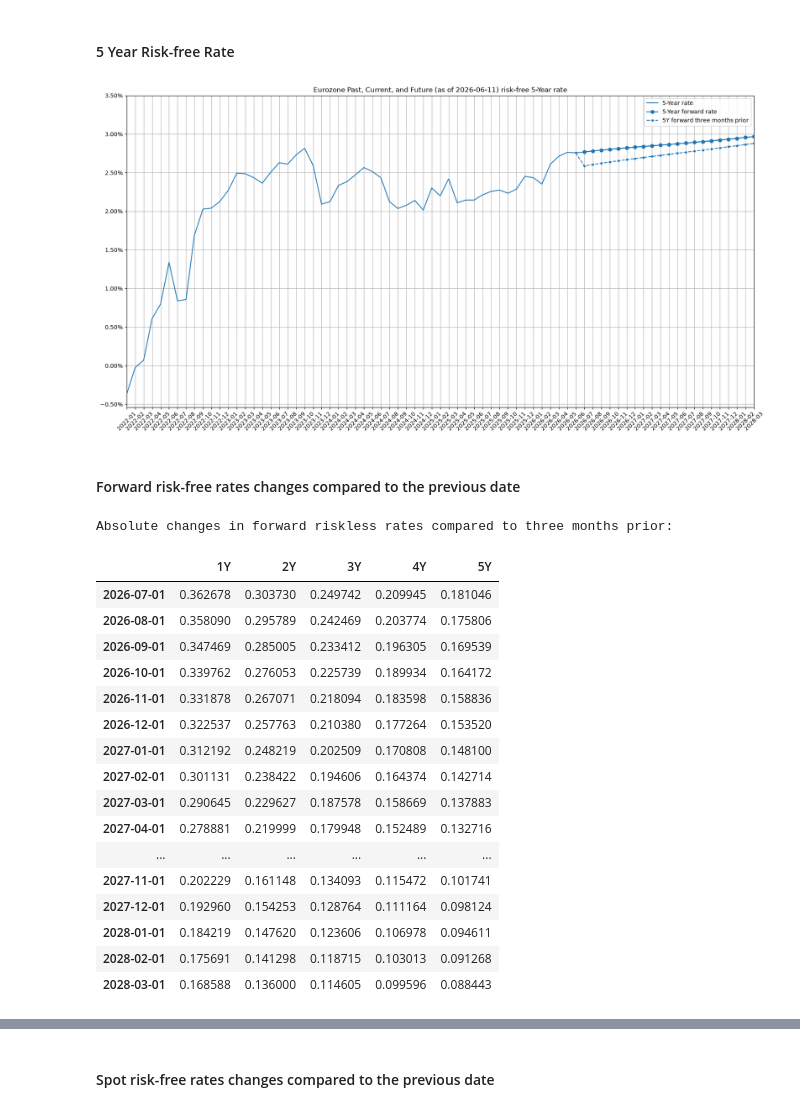
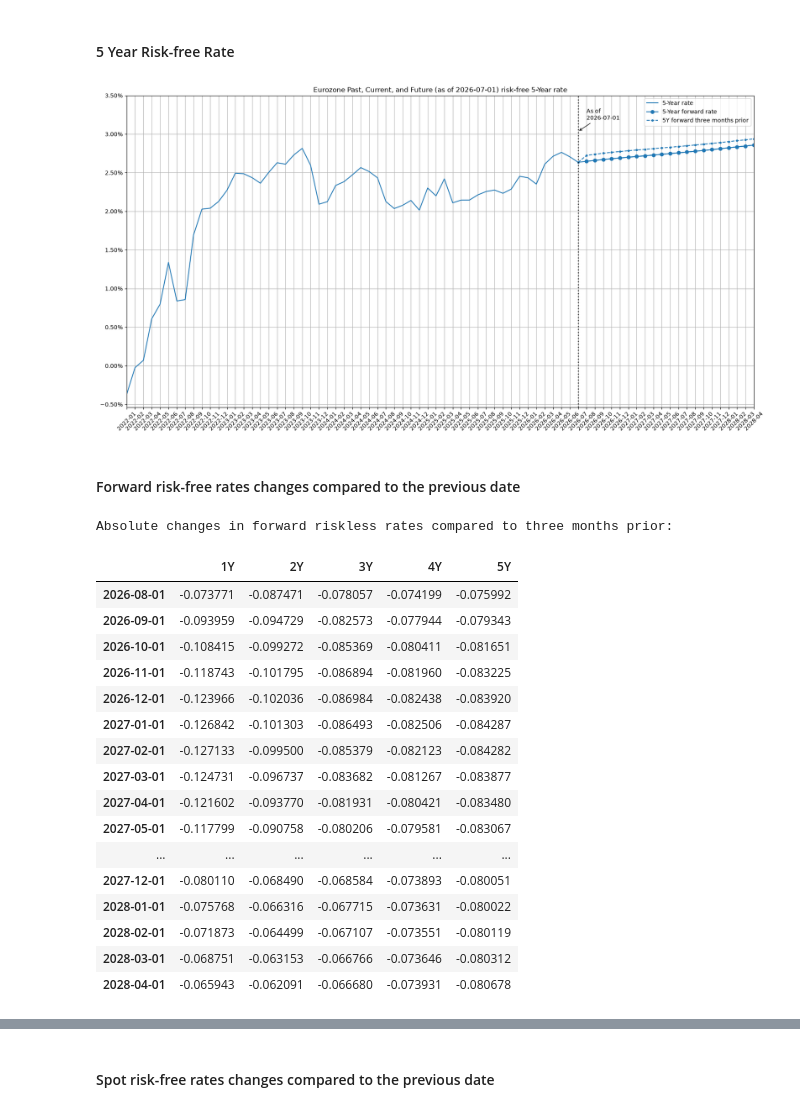
Before and after one commit to ilchen/EU_Economic_Data_Analysis, a Jupyter notebook: Current_Riskfree_Rates_Eurozone.ipynb, the cells around one changed output, grey strips where cells are left out. Saved outputs shown, nothing was run; the diff lists cells and outputs as text; code cells hidden in the pictures.

```diff
--- a/Current_Riskfree_Rates_Eurozone.ipynb
+++ b/Current_Riskfree_Rates_Eurozone.ipynb
@@ -45,8 +45,8 @@ maturities.extend([(f'SR_{maturity}Y', str(maturity)+'Y') for maturity in year_m
 maturities1, maturities2 = zip(*maturities)
 
 ecb = sdmx.Client('ECB')
-# Taking the last 200 business days, and converting to decimal fractions
-data_msg = ecb.data('YC', key='B.U2.EUR.4F.G_N_A.SV_C_YM.' + '+'.join(maturities1), params={'startPeriod': (today-BDay(200)).date()})
+# Taking the last 300 business days, and converting to decimal fractions
+data_msg = ecb.data('YC', key='B.U2.EUR.4F.G_N_A.SV_C_YM.' + '+'.join(maturities1), params={'startPeriod': (today-BDay(300)).date()})
 euro_curves = sdmx.to_pandas(data_msg.data[0]) / 100.
 euro_curves = euro_curves.loc['B', 'U2', 'EUR', '4F', 'G_N_A', 'SV_C_YM'].unstack(level=-2) if isinstance(euro_curves, pd.DataFrame)\
     else euro_curves.loc[slice(None), 'B', 'U2', 'EUR', '4F', 'G_N_A', 'SV_C_YM'].unstack('DATA_TYPE_FM')
@@ -63,7 +63,7 @@ ecb_deposit_rate = ecb_deposit_rate.loc['B', 'U2', 'EUR', '4F', 'KR', 'DFR', 'LE
 ecb_deposit_rate = ecb_deposit_rate.set_axis(pd.DatetimeIndex(ecb_deposit_rate.index))
 
 # The ECB only posts updates on dates when a new rate is effective, hence I forward fill them for all relevant business days.
-ecb_deposit_rate = pd.concat([ecb_deposit_rate, pd.Series(index=euro_spot_rates.index.difference(ecb_deposit_rate.index))])
+ecb_deposit_rate = pd.concat([ecb_deposit_rate, pd.Series(index=euro_spot_rates.index.difference(ecb_deposit_rate.index))]).sort_index()
 ecb_deposit_rate = ecb_deposit_rate.ffill().loc[euro_spot_rates.index[0]:]
 
 # The €STR rate
@@ -209,7 +209,7 @@ euro_riskless_rates.columns = maturities
 I use the curve constructed from the most recent data that I created in the begining of this notebook to produce forward rates.
 # %%
 # Eurostat is sometimes late with updating data for the last month
-euro_spot_rates_monthly = euro_spot_rates.resample('MS').mean().loc[:date_now - MonthBegin(2)]
+euro_spot_rates_monthly = euro_spot_rates.resample('MS').mean().loc[:date_now - MonthBegin(1)]
 idx = euro_spot_rates_monthly.index.difference(euro_riskless_rates.index)
 if not idx.empty:
     euro_riskless_rates = pd.concat([euro_riskless_rates, euro_spot_rates_monthly.loc[idx,maturities]])
@@ -336,19 +374,29 @@ _ = ax.set_xticklabels(list(map('{:%Y-%m}'.format, euro_riskless_rates.index)))
 # %%
 ax = euro_riskless_rates.loc[:,'5Y'].rename('5-Year rate').plot(figsize=(20,10), grid=True,
                  title='Eurozone Past, Current, and Future (as of {:%Y-%m-%d}) risk-free 5-Year rate'
                                           .format(euro_spot_rates.index[-1].date()),
                  xticks=euro_riskless_rates.index, xlabel='', rot=45)
 fwd_riskless_rates.loc[:,'5Y'].rename('5-Year forward rate').plot(ax=ax, grid=True, marker='o',
                                                                   xticks=euro_riskless_rates.index, xlabel='',
                                                                   rot=45, color='#1f77b4')
 fwd_riskless_rates_past.iloc[:,4].plot(ax=ax, grid=True, marker='.', linestyle='--',
                                        xticks=euro_riskless_rates.index, xlabel='',
                                        yticks=np.arange(-.005, .04, 0.005), rot=45, color='#1f77b4')
 ax.legend()
+
+# Find the highest rate value at the "as of" date across all series
+as_of = pd.Timestamp(date_now)
+max_rate_at_line = euro_riskless_rates.loc[MonthBegin().rollback(as_of),maturiries_selection].max()
+# Place the arrow target ~0.4 percentage points above the highest line
+arrow_y = max_rate_at_line + 0.004
+ax.axvline(as_of, color='black', linestyle=':', linewidth=2, alpha=0.7)
+ax.annotate(f'As of\n{as_of:%Y-%m-%d}', xy=(as_of, arrow_y), xytext=(as_of + DateOffset(months=1), arrow_y * 1.05),
+            fontsize=10, ha='left', arrowprops=dict(arrowstyle='->', color='black', lw=1))
+
 ax.yaxis.set_major_formatter(mtick.PercentFormatter(1))
 _ = ax.set_xticklabels(list(map('{:%Y-%m}'.format, euro_riskless_rates.index)))
 # %% [output]
-[figure, old version]
+[figure, new version]
 # %% [markdown]
 #### Forward risk-free rates changes compared to the previous date
 # %%
@@ -358,22 +406,22 @@ fwd_riskless_rates_past.columns=fwd_riskless_rates.columns
 # %% [output]
 Absolute changes in forward riskless rates compared to three months prior:
 |  | 1Y | 2Y | 3Y | 4Y | 5Y |
-| 2026-07-01 | 0.362678 | 0.303730 | 0.249742 | 0.209945 | 0.181046 |
-| 2026-08-01 | 0.358090 | 0.295789 | 0.242469 | 0.203774 | 0.175806 |
-| 2026-09-01 | 0.347469 | 0.285005 | 0.233412 | 0.196305 | 0.169539 |
-| 2026-10-01 | 0.339762 | 0.276053 | 0.225739 | 0.189934 | 0.164172 |
-| 2026-11-01 | 0.331878 | 0.267071 | 0.218094 | 0.183598 | 0.158836 |
-| 2026-12-01 | 0.322537 | 0.257763 | 0.210380 | 0.177264 | 0.153520 |
-| 2027-01-01 | 0.312192 | 0.248219 | 0.202509 | 0.170808 | 0.148100 |
-| 2027-02-01 | 0.301131 | 0.238422 | 0.194606 | 0.164374 | 0.142714 |
-| 2027-03-01 | 0.290645 | 0.229627 | 0.187578 | 0.158669 | 0.137883 |
-| 2027-04-01 | 0.278881 | 0.219999 | 0.179948 | 0.152489 | 0.132716 |
+| 2026-08-01 | -0.073771 | -0.087471 | -0.078057 | -0.074199 | -0.075992 |
+| 2026-09-01 | -0.093959 | -0.094729 | -0.082573 | -0.077944 | -0.079343 |
+| 2026-10-01 | -0.108415 | -0.099272 | -0.085369 | -0.080411 | -0.081651 |
+| 2026-11-01 | -0.118743 | -0.101795 | -0.086894 | -0.081960 | -0.083225 |
+| 2026-12-01 | -0.123966 | -0.102036 | -0.086984 | -0.082438 | -0.083920 |
+| 2027-01-01 | -0.126842 | -0.101303 | -0.086493 | -0.082506 | -0.084287 |
+| 2027-02-01 | -0.127133 | -0.099500 | -0.085379 | -0.082123 | -0.084282 |
+| 2027-03-01 | -0.124731 | -0.096737 | -0.083682 | -0.081267 | -0.083877 |
+| 2027-04-01 | -0.121602 | -0.093770 | -0.081931 | -0.080421 | -0.083480 |
+| 2027-05-01 | -0.117799 | -0.090758 | -0.080206 | -0.079581 | -0.083067 |
 | ... | ... | ... | ... | ... | ... |
-| 2027-11-01 | 0.202229 | 0.161148 | 0.134093 | 0.115472 | 0.101741 |
-| 2027-12-01 | 0.192960 | 0.154253 | 0.128764 | 0.111164 | 0.098124 |
-| 2028-01-01 | 0.184219 | 0.147620 | 0.123606 | 0.106978 | 0.094611 |
-| 2028-02-01 | 0.175691 | 0.141298 | 0.118715 | 0.103013 | 0.091268 |
-| 2028-03-01 | 0.168588 | 0.136000 | 0.114605 | 0.099596 | 0.088443 |
+| 2027-12-01 | -0.080110 | -0.068490 | -0.068584 | -0.073893 | -0.080051 |
+| 2028-01-01 | -0.075768 | -0.066316 | -0.067715 | -0.073631 | -0.080022 |
+| 2028-02-01 | -0.071873 | -0.064499 | -0.067107 | -0.073551 | -0.080119 |
+| 2028-03-01 | -0.068751 | -0.063153 | -0.066766 | -0.073646 | -0.080312 |
+| 2028-04-01 | -0.065943 | -0.062091 | -0.066680 | -0.073931 | -0.080678 |
 # %%
 print(f'They changed by {(fwd_riskless_rates-fwd_riskless_rates_past).min().min():.3%} - '
       f'{(fwd_riskless_rates-fwd_riskless_rates_past).max().max():.3%}')
```
Also changed, not shown: parts of 16 cells of this notebook.
